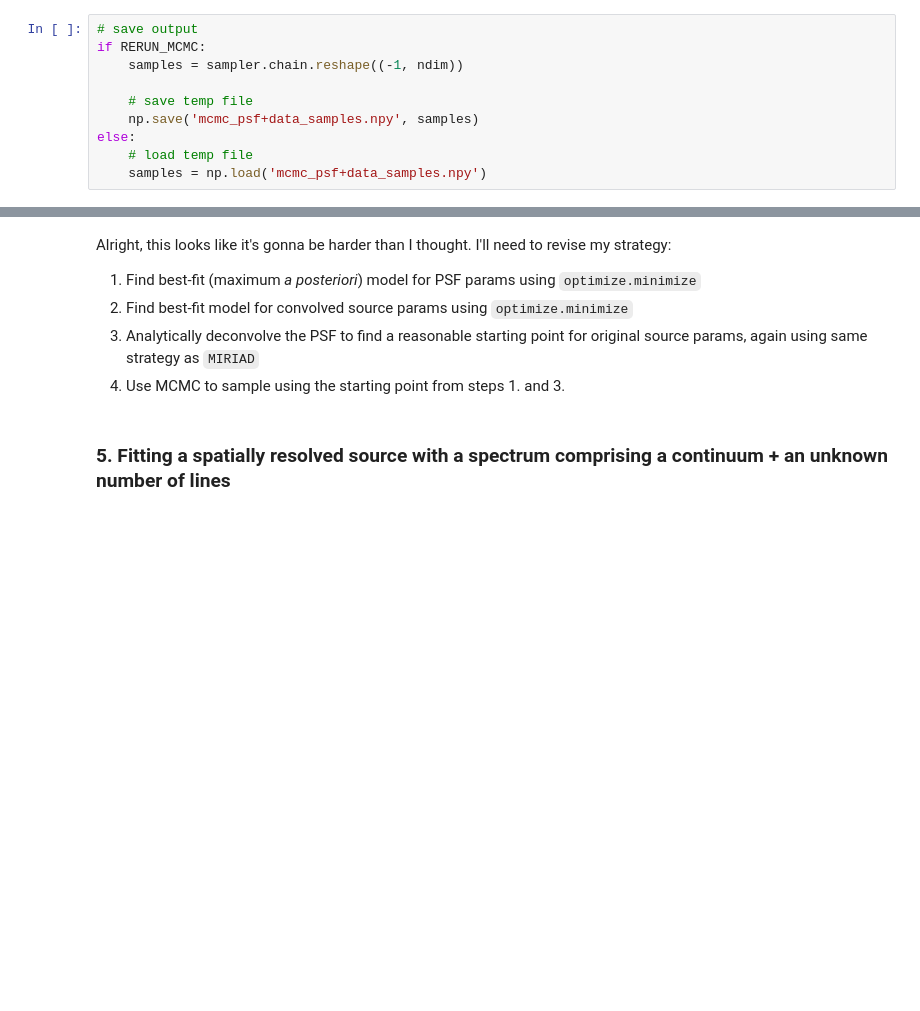
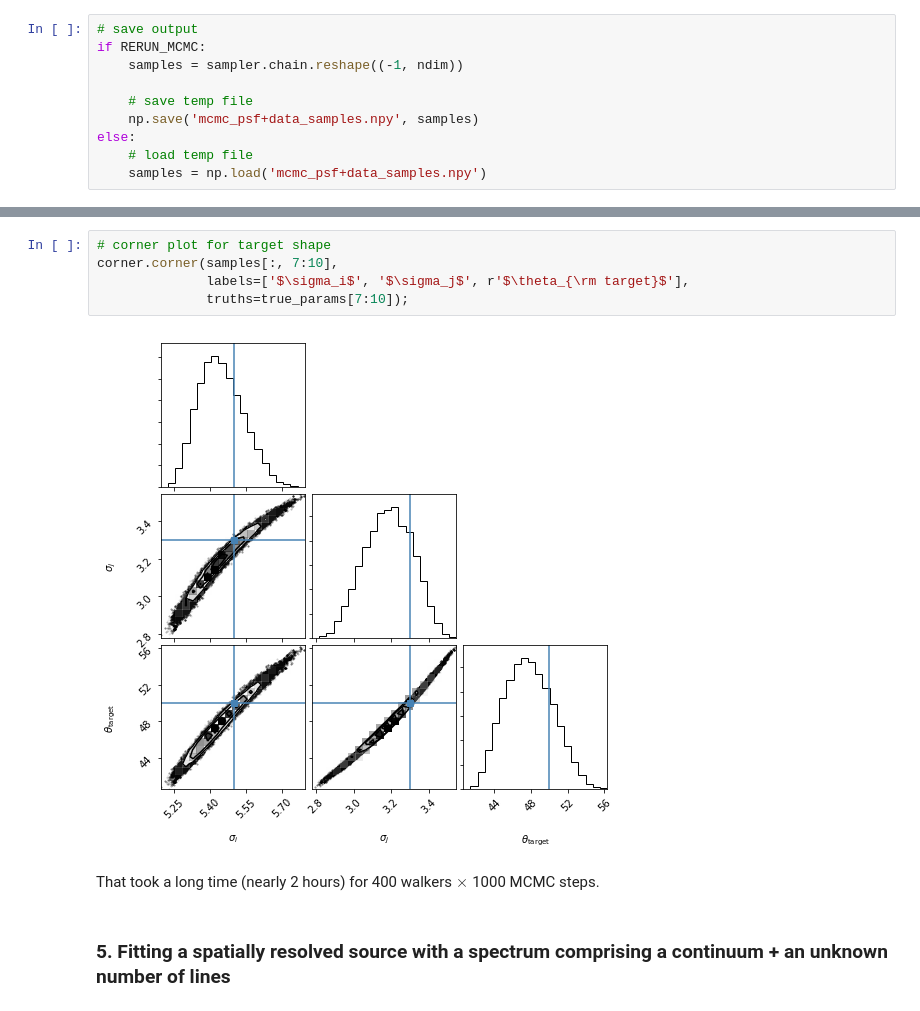
Before and after one commit to jwuphysics/fitting-a-model-to-data, a Jupyter notebook: notebook/Fitting a model to a data cube.ipynb, the cells around one changed output, grey strips where cells are left out. Saved outputs shown, nothing was run; the diff lists cells and outputs as text; blank space fills up the shorter version.

```diff
--- a/notebook/Fitting a model to a data cube.ipynb
+++ b/notebook/Fitting a model to a data cube.ipynb
@@ -765,10 +813,12 @@ corner.corner(samples[:, :5],
-# %% [markdown]
-Alright, this looks like it's gonna be harder than I thought. I'll need to revise my strategy:
-
-1. Find best-fit (maximum *a posteriori*) model for PSF params using `optimize.minimize`
-2. Find best-fit model for convolved source params using `optimize.minimize`
-3. Analytically deconvolve the PSF to find a reasonable starting point for original source params, again using same strategy as `MIRIAD`
-4. Use MCMC to sample using the starting point from steps 1. and 3.
+# %%
+# corner plot for target shape
+corner.corner(samples[:, 7:10],
+              labels=['$\sigma_i$', '$\sigma_j$', r'$\theta_{\rm target}$'],
+              truths=true_params[7:10]);
+# %% [output]
+[figure, added]
+# %% [markdown]
+That took a long time (nearly 2 hours) for 400 walkers $\times$ 1000 MCMC steps.
 # %% [markdown]
 ### 5. Fitting a spatially resolved source with a spectrum comprising a continuum + an unknown number of lines
 # %% [markdown]
```
Also changed, not shown: parts of 20 cells of this notebook.
